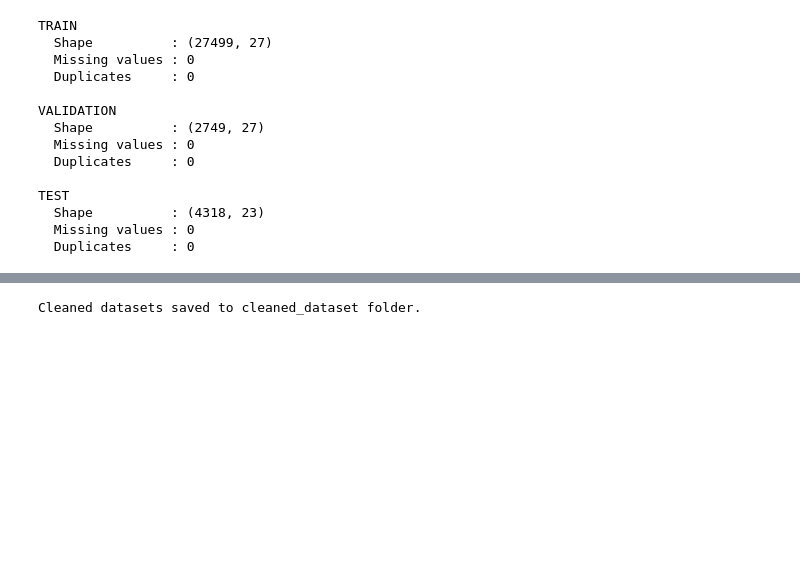
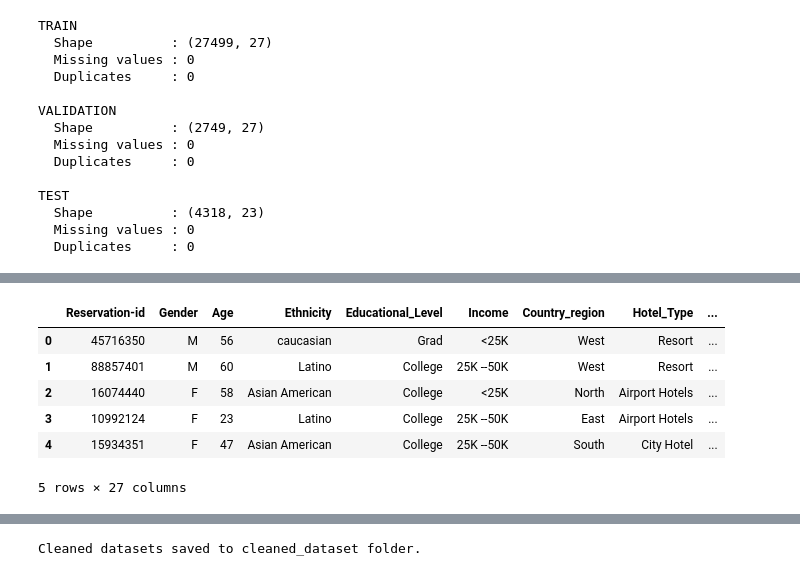
Before and after one commit to deelux-2468/DSPLC-IIT, a Jupyter notebook: EDA/Dataset_cleaning.ipynb, the cells around one changed output, grey strips where cells are left out. Cells and saved outputs as stored; diff of their text form; code cells hidden in the pictures; blank space fills up the shorter version.

```diff
--- a/EDA/Dataset_cleaning.ipynb
+++ b/EDA/Dataset_cleaning.ipynb
@@ -278,0 +289,10 @@ TEST
+# %%
+val.head()
+# %% [output]
+|  | Reservation-id | Gender | Age | Ethnicity | Educational_Level | Income | Country_region | Hotel_Type | ... |
+| 0 | 45716350 | M | 56 | caucasian | Grad | <25K | West | Resort | ... |
+| 1 | 88857401 | M | 60 | Latino | College | 25K --50K | West | Resort | ... |
+| 2 | 16074440 | F | 58 | Asian American | College | <25K | North | Airport Hotels | ... |
+| 3 | 10992124 | F | 23 | Latino | College | 25K --50K | East | Airport Hotels | ... |
+| 4 | 15934351 | F | 47 | Asian American | College | 25K --50K | South | City Hotel | ... |
+5 rows × 27 columns
```
Also changed, not shown: parts of 4 cells of this notebook.
